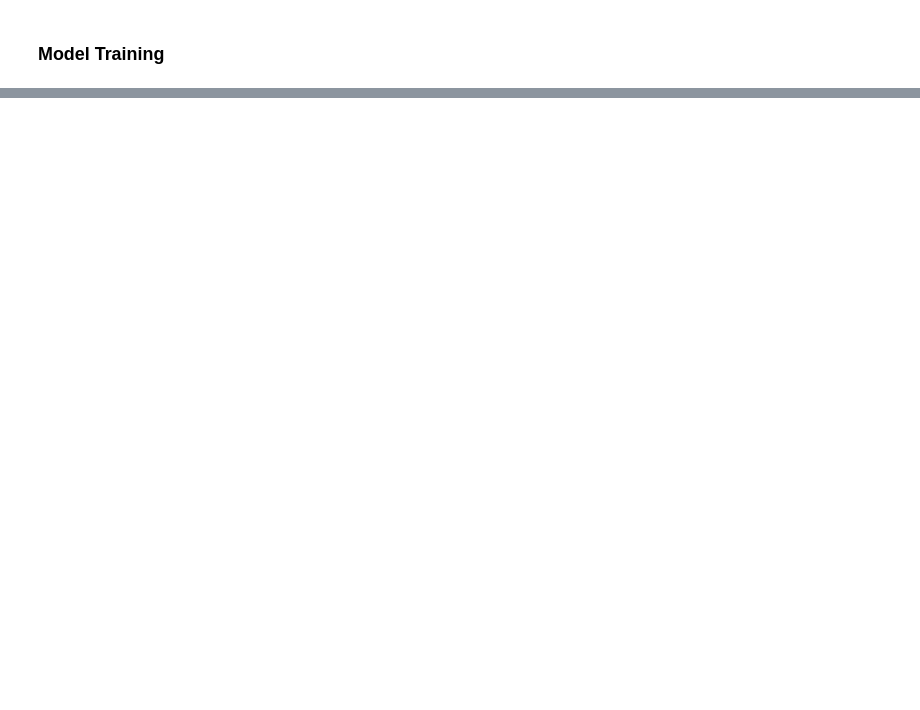
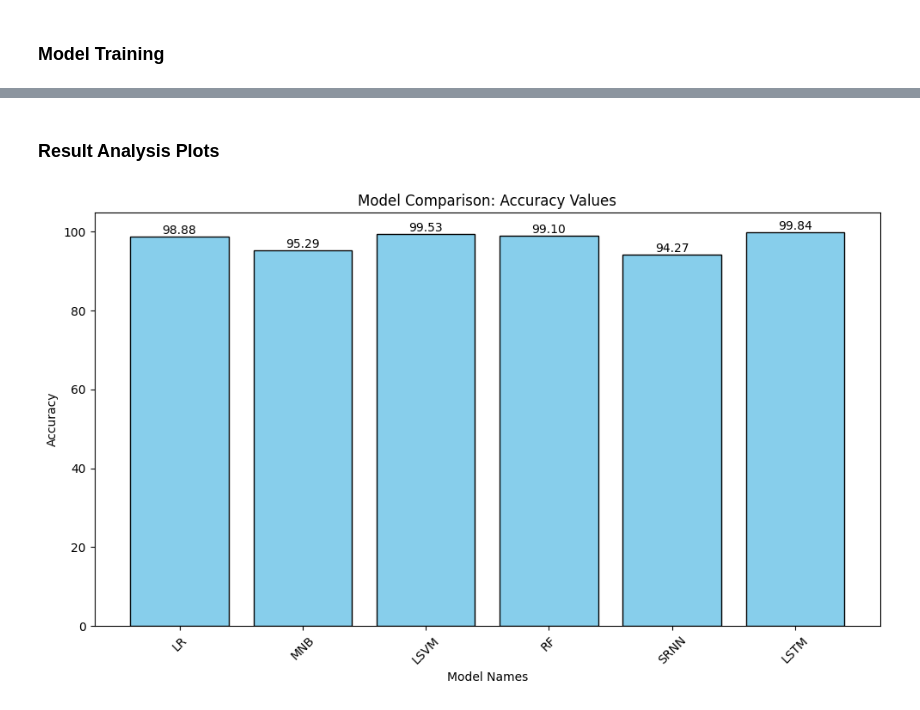
Before and after one commit to Musaimin/Fake-News-Detector, a Jupyter notebook: FakeNewsClassifier.ipynb, the cells around one changed output, grey strips where cells are left out. Saved outputs shown, nothing was run; the diff lists cells and outputs as text; code cells hidden in the pictures; blank space fills up the shorter version.

```diff
--- a/FakeNewsClassifier.ipynb
+++ b/FakeNewsClassifier.ipynb
@@ -218,3 +372,6 @@ linear_svm.score(X_test, y_test)
+# %%
+model_names.append("LSVM")
+accuracy_values.append(accuracy*100)
 # %%
 # Save Linear SVM model
 with open('Models/linear_svm.pkl', 'wb') as file:
@@ -248,0 +414,16 @@ rfc.score(X_test,y_test)
+# %%
+y_pred = rfc.predict(X_test)
+
+# Accuracy
+accuracy = accuracy_score(y_test, y_pred)
+
+# Precision, Recall, F1-score
+precision = precision_score(y_test, y_pred)
+recall = recall_score(y_test, y_pred)
+f1 = f1_score(y_test, y_pred)
+
+# Classification Report (includes precision, recall, F1-score per class)
+print(classification_report(y_test, y_pred))
+
+# Confusion Matrix
+print(confusion_matrix(y_test, y_pred))
@@ -249,3 +452,6 @@ rfc.score(X_test,y_test)
+# %%
+model_names.append("RF")
+accuracy_values.append(accuracy*100)
 # %%
 # Save Random Forest model
 with open('Models/random_forest.pkl', 'wb') as file:
@@ -260,0 +459,26 @@ with open('Models/random_forest.pkl', 'wb') as file:
+# %%
+model_names.append("SRNN")
+accuracy_values.append(0.942717206132879*100)
+model_names.append("LSTM")
+accuracy_values.append(0.9984028960817717*100)
+# %% [markdown]
+### Result Analysis Plots
+# %%
+import matplotlib.pyplot as plt
+
+# Create a bar chart
+plt.figure(figsize=(10, 6))  # Adjust the figure size as needed
+plt.bar(model_names, accuracy_values, color='skyblue', edgecolor='black')
+plt.xlabel('Model Names')
+plt.ylabel('Accuracy')
+plt.title('Model Comparison: Accuracy Values')
+plt.xticks(rotation=45)  # Rotate x-axis labels for readability
+
+# Add accuracy values as text labels above the bars
+for i, acc in enumerate(accuracy_values):
+    plt.text(i, acc + 0.01, f'{acc:.2f}', ha='center', va='bottom')
+
+plt.tight_layout()  # Ensure labels fit within the figure
+plt.show()
+# %% [output]
+[figure, added]
```
Also changed, not shown: parts of 29 cells of this notebook, 14 other files.
